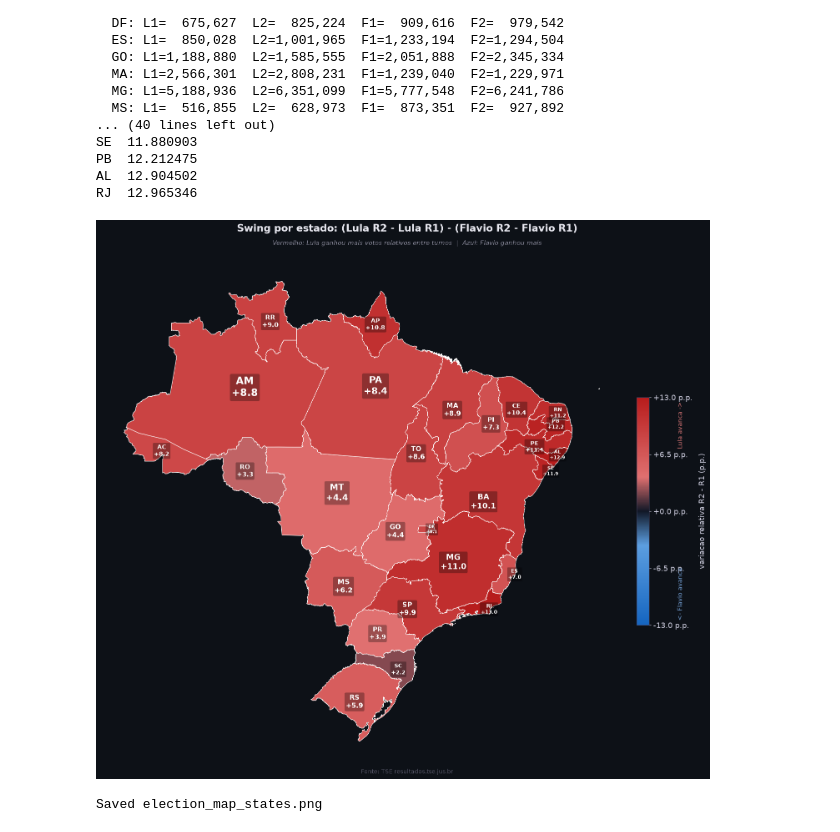
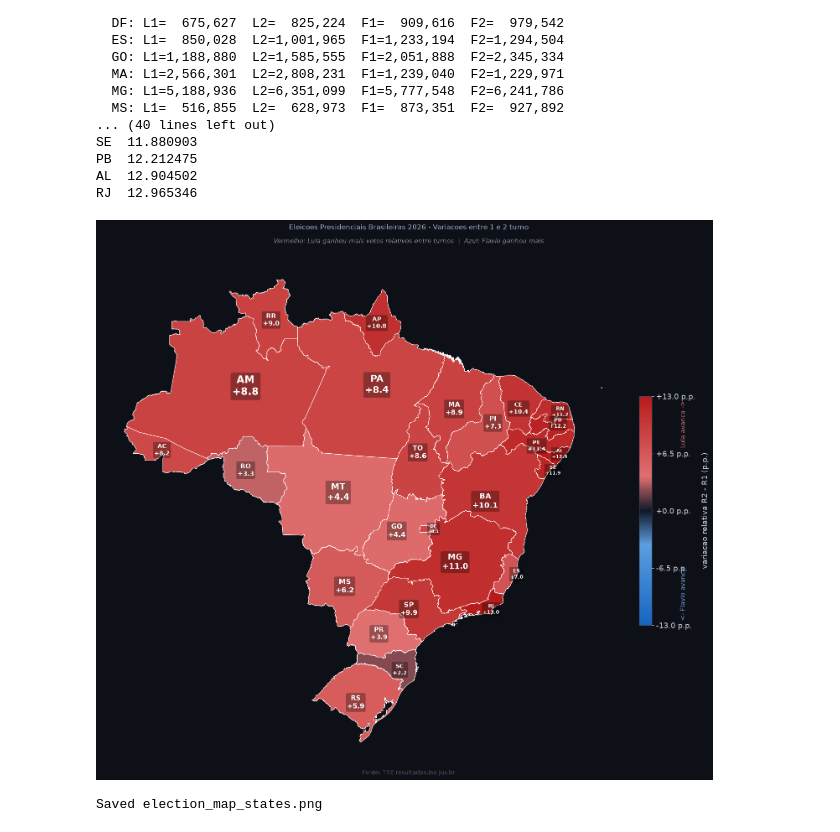
Before and after one commit to SebasEliens/br26-map, a Jupyter notebook: election_map.ipynb, the cells around one changed output. Saved outputs shown, nothing was run; the diff lists cells and outputs as text; code cells hidden in the pictures.

Commit message:
Restore original two-line fig.text header on state map
Co-Authored-By: Claude Sonnet 4.6 <noreply@anthropic.com>

```diff
--- a/election_map.ipynb
+++ b/election_map.ipynb
@@ -419,34 +419,34 @@ for _, row in gdf_state_map.iterrows():
                   alpha=0.30, linewidth=0),
     )
 
 # Colorbar – larger text throughout
 sm2 = plt.cm.ScalarMappable(cmap=cmap, norm=norm_s)
 sm2.set_array([])
 cbar2 = fig2.colorbar(sm2, ax=ax2, shrink=0.45, aspect=18, pad=0.02)
 cbar2.outline.set_edgecolor("#444466")
 cbar2.ax.tick_params(colors="#ccccdd", labelsize=13)
 ticks2 = np.linspace(-vmax_s, vmax_s, 5)
 cbar2.set_ticks(ticks2)
 cbar2.set_ticklabels([f"{v:+.1f} p.p." for v in ticks2])
 cbar2.set_label("variacao relativa R2 - R1 (p.p.)", color="#ccccdd", fontsize=13, labelpad=10)
 cbar2.ax.text(3.2, 0.02, "<- Flavio avanca", transform=cbar2.ax.transAxes,
               va="bottom", ha="left", fontsize=11, color="#7aa8e0", rotation=90)
 cbar2.ax.text(3.2, 0.98, "Lula avanca ->",   transform=cbar2.ax.transAxes,
               va="top",    ha="left", fontsize=11, color="#e07a7a", rotation=90)
 
 ax2.axis("off")
 plt.tight_layout(rect=[0, 0.012, 1, 0.90])
-fig2.text(0.5, 0.935, "Swing por estado: (Lula R2 - Lula R1) - (Flavio R2 - Flavio R1)",
-          ha="center", color="#e8e8f0", fontsize=17, fontweight="bold")
+fig2.text(0.5, 0.935, "Eleicoes Presidenciais Brasileiras 2026 - Variacoes entre 1 e 2 turno",
+          ha="center", color="#aaaacc", fontsize=12)
 fig2.text(0.5, 0.912,
           "Vermelho: Lula ganhou mais votos relativos entre turnos  |  Azul: Flavio ganhou mais",
           ha="center", color="#888899", fontsize=11, style="italic")
 fig2.text(0.5, 0.007, "Fonte: TSE resultados.tse.jus.br",
           ha="center", color="#555566", fontsize=10)
 
 plt.savefig("election_map_states.png", dpi=200, bbox_inches="tight", facecolor=BG)
 plt.show()
 print("Saved election_map_states.png")
 # %% [output]
-[figure, old version]
+[figure, new version]
 Saved election_map_states.png
```
